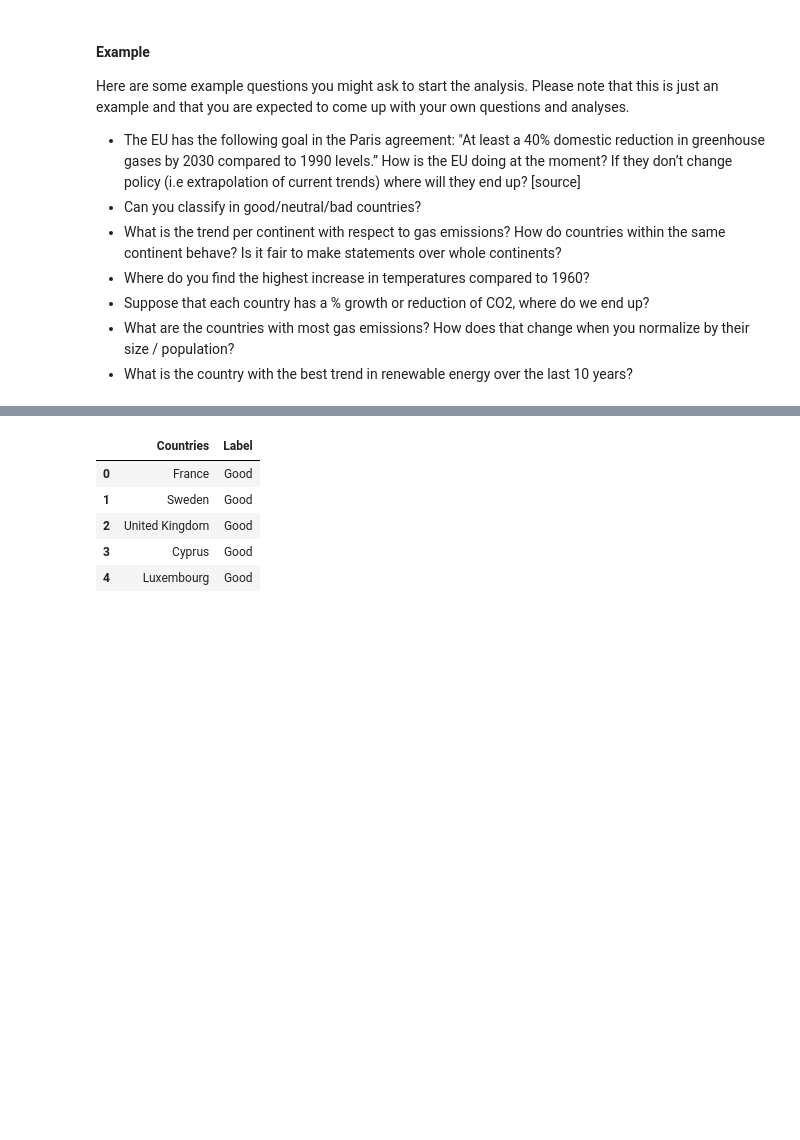
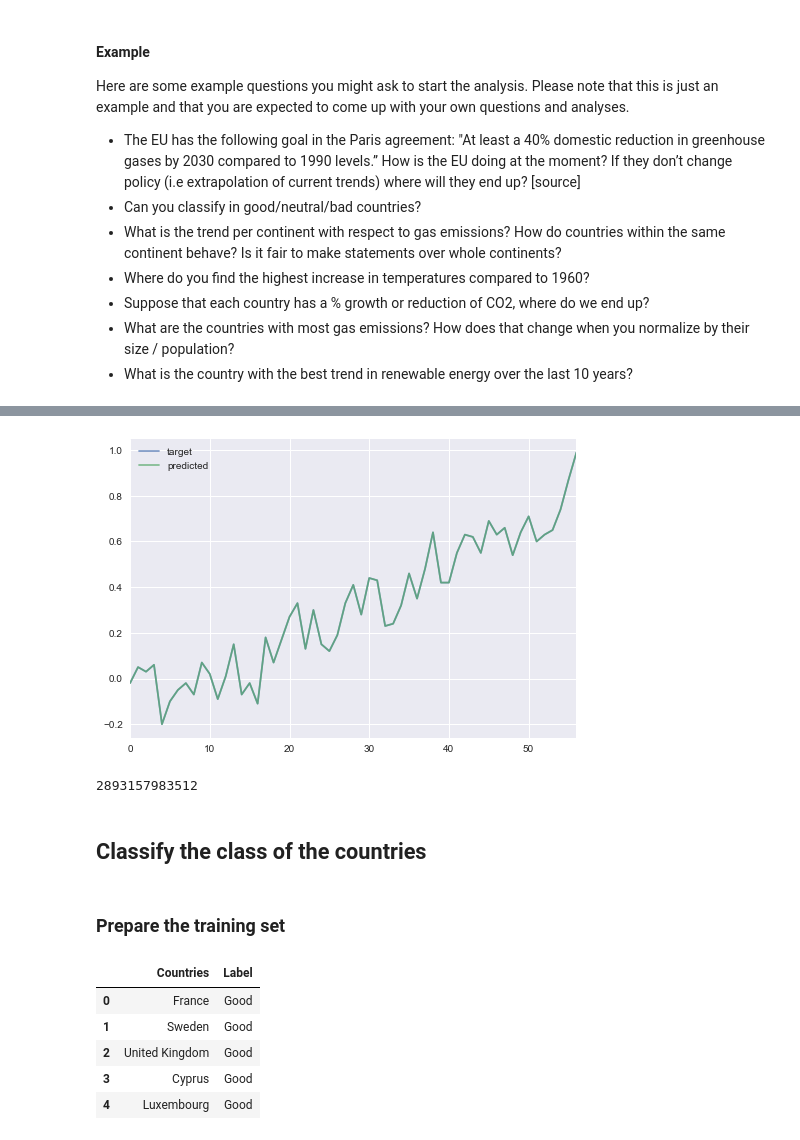
Before and after one commit to anggairawan/EPA1333, a Jupyter notebook: notebook/Final_Assignment/FA_add_more_years.ipynb, the cells around one changed output, grey strips where cells are left out. Saved outputs shown, nothing was run; the diff lists cells and outputs as text; code cells hidden in the pictures; blank space fills up the shorter version.

```diff
--- a/notebook/Final_Assignment/FA_add_more_years.ipynb
+++ b/notebook/Final_Assignment/FA_add_more_years.ipynb
@@ -120,0 +224,4 @@ Here are some example questions you might ask to start the analysis. Please note
+# %%
+X_tempe_train = X_tempe.T
+dataset_tempe = X_tempe_train
+dataset_tempe.head()
@@ -120,0 +236,4 @@ Here are some example questions you might ask to start the analysis. Please note
+# %%
+y_tempe_train = df_tempe_since_1960[['annual mean']]
+y_tempe_train = y_tempe_train.reset_index(drop=True)
+y_tempe_train.head()
@@ -120,0 +247,3 @@ Here are some example questions you might ask to start the analysis. Please note
+# %%
+dataset_tempe['target'] = y_tempe_train
+dataset_tempe
@@ -120,0 +269,5 @@ Here are some example questions you might ask to start the analysis. Please note
+# %%
+from sklearn.linear_model import LinearRegression
+LR_tempe = LinearRegression(fit_intercept=False)
+LR_tempe.fit(X_tempe_train, y_tempe_train)
+dataset_tempe['predicted'] = LR_tempe.predict(X_tempe_train)
@@ -121,3 +295,29 @@ Here are some example questions you might ask to start the analysis. Please note
+# %%
+dataset_tempe[['target', 'predicted']].plot(alpha=0.7);
+# %% [output]
+[figure, added]
+# %%
+# Recursive Feature Elimination
+from sklearn import datasets
+from sklearn.feature_selection import RFE
+from sklearn.linear_model import LogisticRegression
+
+# load the iris datasets
+dataset = datasets.load_iris()
+# create a base classifier used to evaluate a subset of attributes
+model = LogisticRegression()
+# create the RFE model and select 3 attributes
+rfe = RFE(model, 3)
+rfe = rfe.fit(dataset.data, dataset.target)
+# summarize the selection of the attributes
+print(rfe.support_)
+print(rfe.ranking_)
+# %% [output]
+2893157983512
+# %% [markdown]
+## Classify the class of the countries
+# %% [markdown]
+### Prepare the training set
 # %%
 # load label Climate Change Performance Index
 # the data were extracted from https://germanwatch.org/en/download/16484.pdf
```
Also changed, not shown: parts of 50 cells of this notebook, 1 other file.
